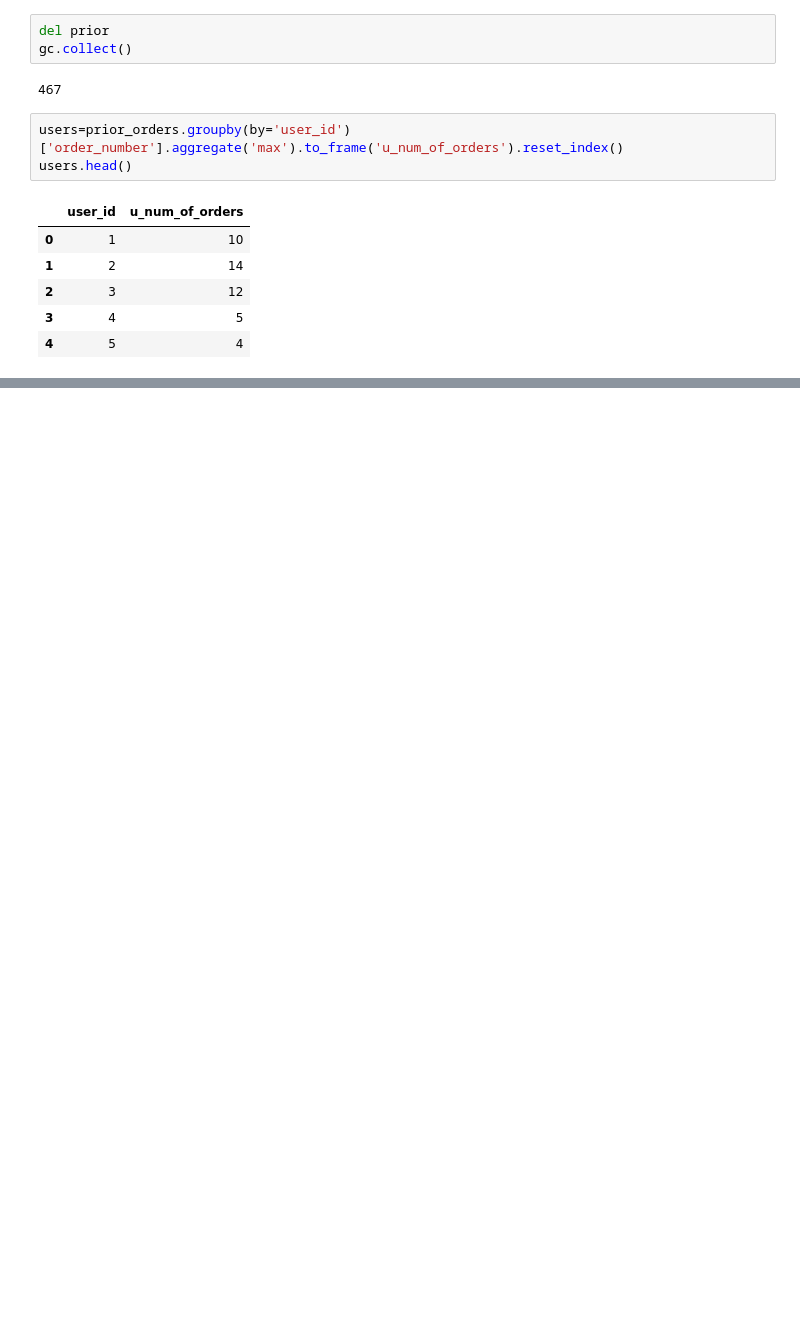
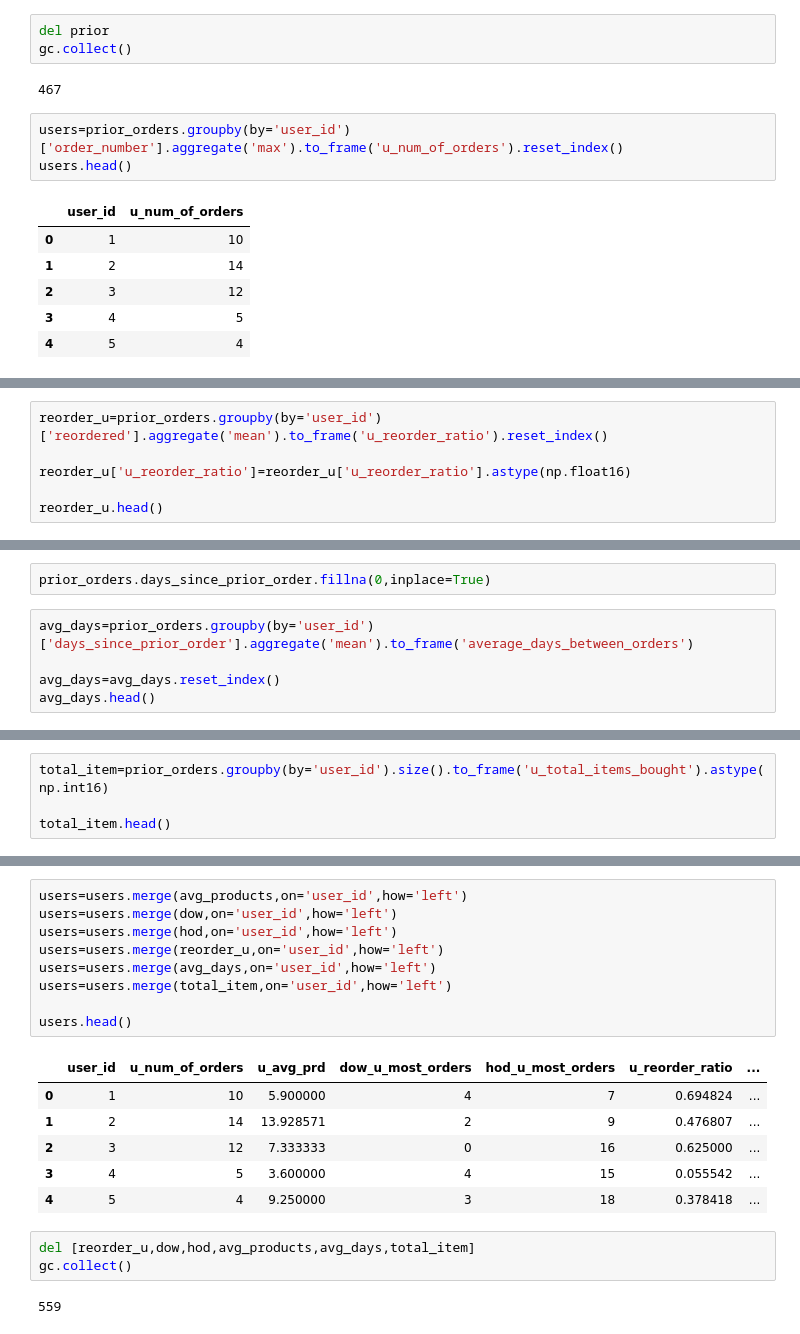
Before and after one commit to shitizz24/Grocery-Recommender, a Jupyter notebook: Notebooks/XGBoost.ipynb, the cells around one changed output, grey strips where cells are left out. Drawn from its saved outputs; the diff is of its cells as text; blank space fills up the shorter version.

```diff
--- a/Notebooks/XGBoost.ipynb
+++ b/Notebooks/XGBoost.ipynb
@@ -56,0 +108,6 @@ users.head()
+# %%
+reorder_u=prior_orders.groupby(by='user_id')['reordered'].aggregate('mean').to_frame('u_reorder_ratio').reset_index()
+
+reorder_u['u_reorder_ratio']=reorder_u['u_reorder_ratio'].astype(np.float16)
+
+reorder_u.head()
@@ -56,0 +121,7 @@ users.head()
+# %%
+prior_orders.days_since_prior_order.fillna(0,inplace=True)
+# %%
+avg_days=prior_orders.groupby(by='user_id')['days_since_prior_order'].aggregate('mean').to_frame('average_days_between_orders')
+
+avg_days=avg_days.reset_index()
+avg_days.head()
@@ -56,0 +135,4 @@ users.head()
+# %%
+total_item=prior_orders.groupby(by='user_id').size().to_frame('u_total_items_bought').astype(np.int16)
+
+total_item.head()
@@ -56,0 +147,21 @@ users.head()
+# %%
+users=users.merge(avg_products,on='user_id',how='left')
+users=users.merge(dow,on='user_id',how='left')
+users=users.merge(hod,on='user_id',how='left')
+users=users.merge(reorder_u,on='user_id',how='left')
+users=users.merge(avg_days,on='user_id',how='left')
+users=users.merge(total_item,on='user_id',how='left')
+
+users.head()
+# %% [output]
+|  | user_id | u_num_of_orders | u_avg_prd | dow_u_most_orders | hod_u_most_orders | u_reorder_ratio | ... |
+| 0 | 1 | 10 | 5.900000 | 4 | 7 | 0.694824 | ... |
+| 1 | 2 | 14 | 13.928571 | 2 | 9 | 0.476807 | ... |
+| 2 | 3 | 12 | 7.333333 | 0 | 16 | 0.625000 | ... |
+| 3 | 4 | 5 | 3.600000 | 4 | 15 | 0.055542 | ... |
+| 4 | 5 | 4 | 9.250000 | 3 | 18 | 0.378418 | ... |
+# %%
+del [reorder_u,dow,hod,avg_products,avg_days,total_item]
+gc.collect()
+# %% [output]
+559
```
Also changed, not shown: parts of 17 cells of this notebook.
